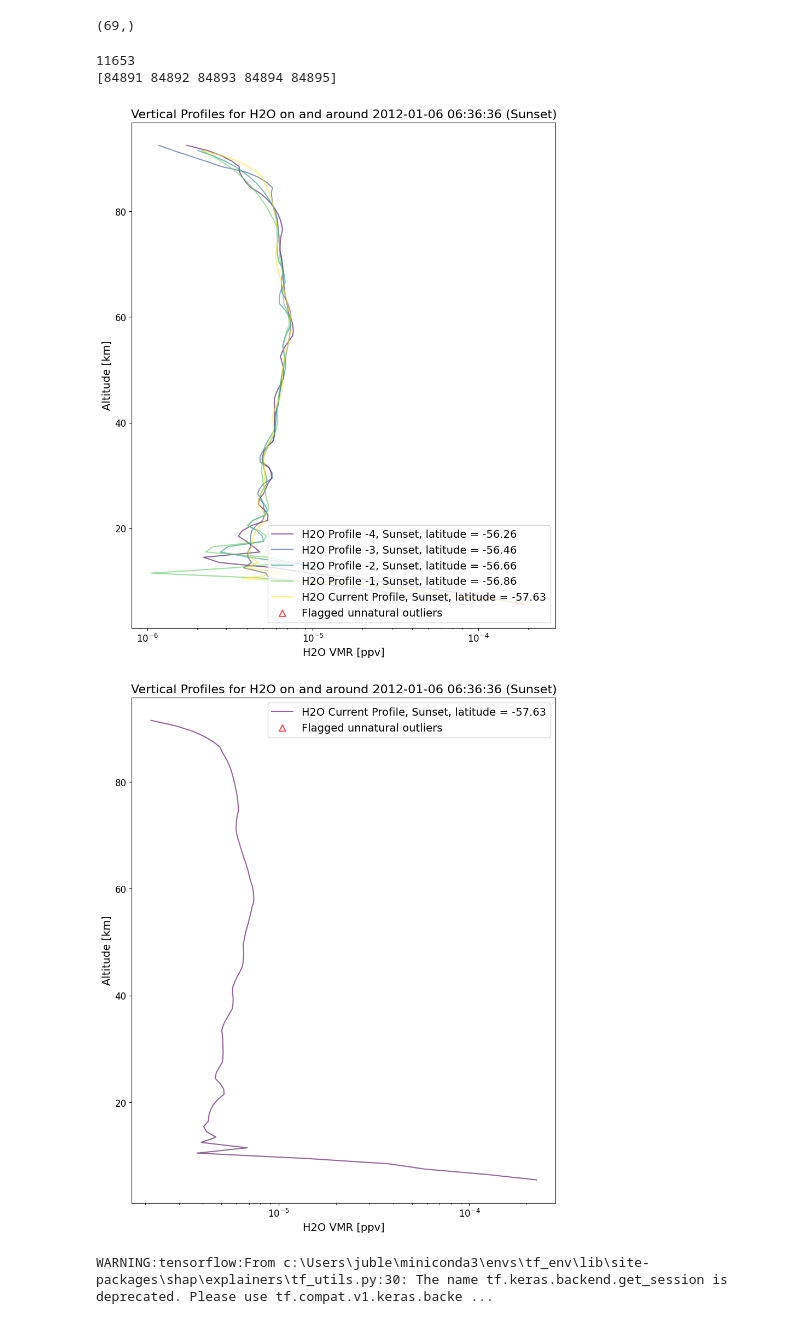
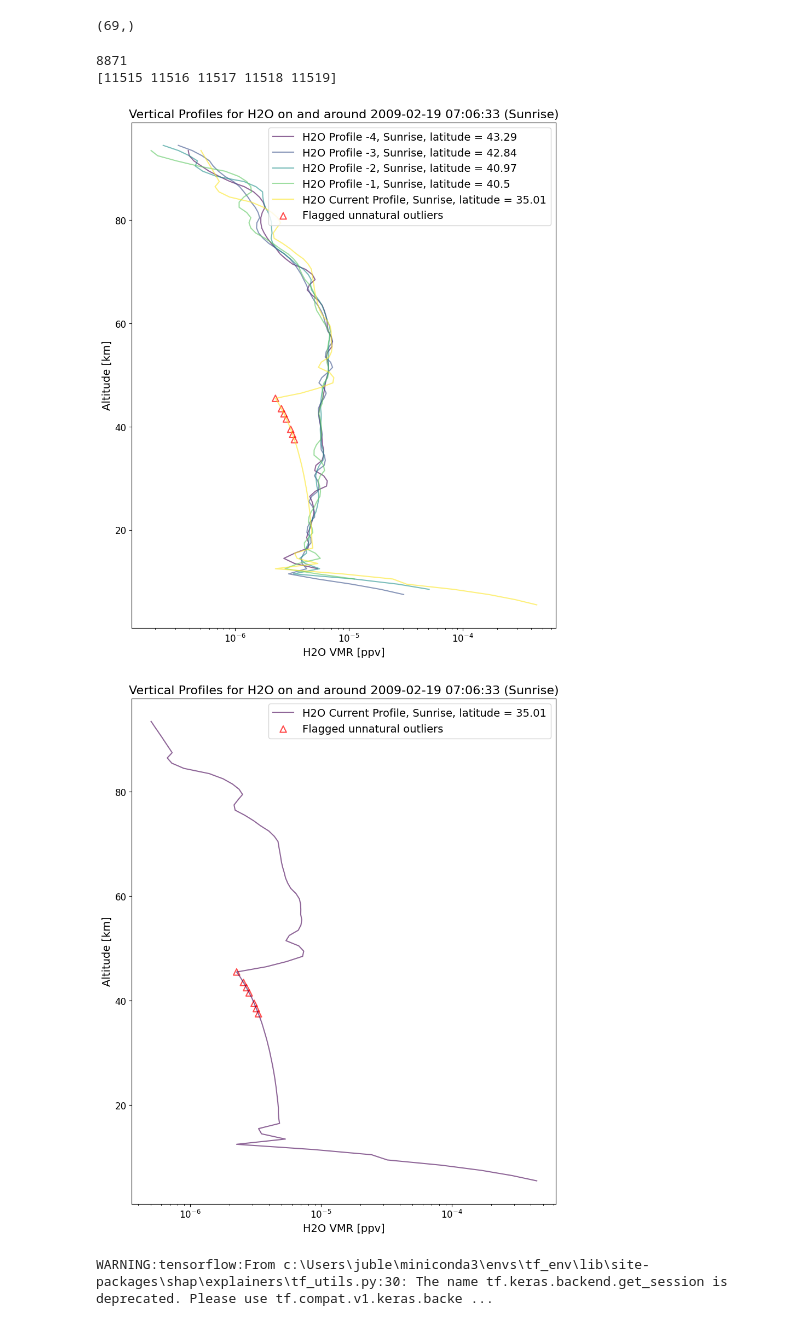
Before and after one commit to james-harvey-git/MPhys_Project, a Jupyter notebook: machine_learning.ipynb, the cells around one changed output. Cells and saved outputs as stored; diff of their text form; code cells hidden in the pictures.

```diff
--- a/machine_learning.ipynb
+++ b/machine_learning.ipynb
@@ -727,33 +727,33 @@ predicted_good_indices_FP.shape
 # %%
 reload(data_processing)
 from data_processing import vertical_profile_plot as vpp
 #18612
-idx = np.random.choice(predicted_good_indices_TP)
+idx = np.random.choice(predicted_good_indices_FP)
 print(idx)
 
 test_date_indices = feature_date_indices[indices_test]
 date_indices_example = test_date_indices[idx]
 print(date_indices_example)
 
 date_indices_example_after = date_indices_example + 2
 
 vpp('H2O', h2o_data, h2o_flags, date_indices_example)
 
 vpp('H2O', h2o_data, h2o_flags, date_index = date_indices_example[4], n_surrounding=0)
 
 
 #latitudes = h2o_data['latitude'][date_indices_example_after].values
 #plt.figure()
 
 #plt.plot(date_indices_example_after, latitudes)
 #plt.xlabel('Date Index')
 #plt.ylabel('Latitude')
 #plt.show()
 # %% [output]
-11653
-[84891 84892 84893 84894 84895]
+8871
+[11515 11516 11517 11518 11519]
-[figure, old version]
+[figure, new version]
-[figure, old version]
+[figure, new version]
 # %%
 
 
```
